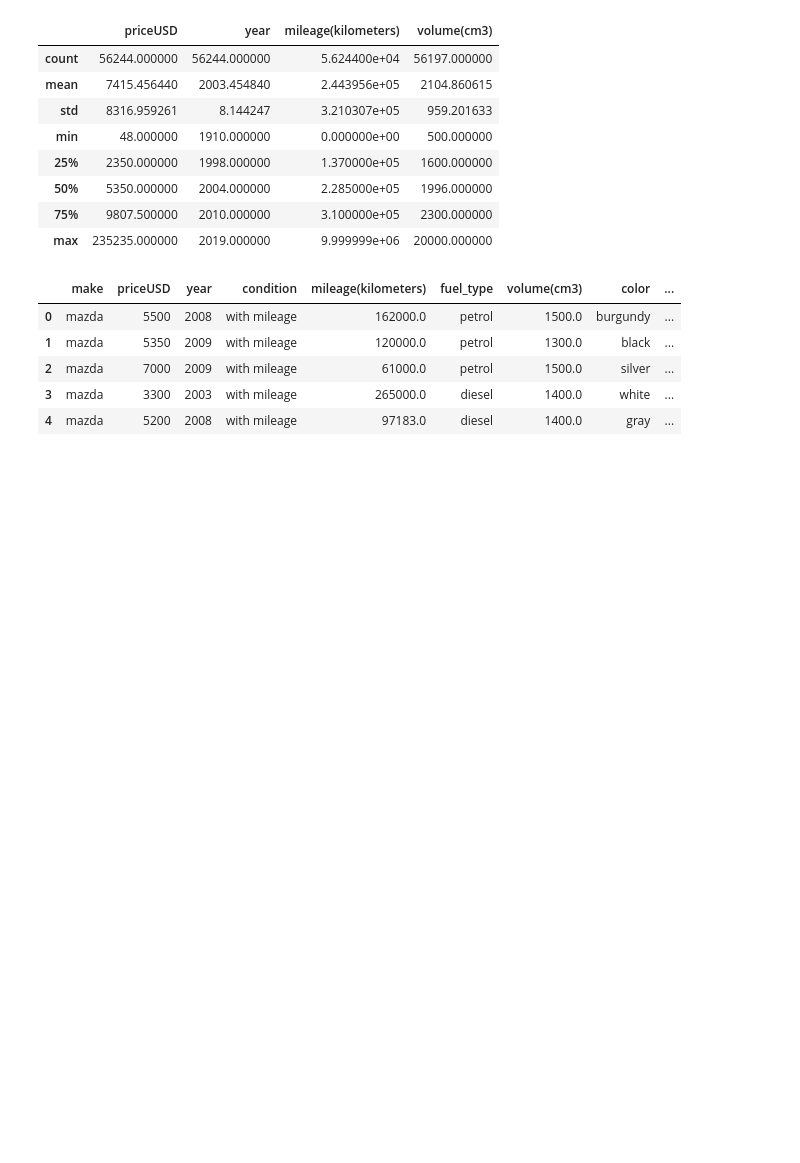
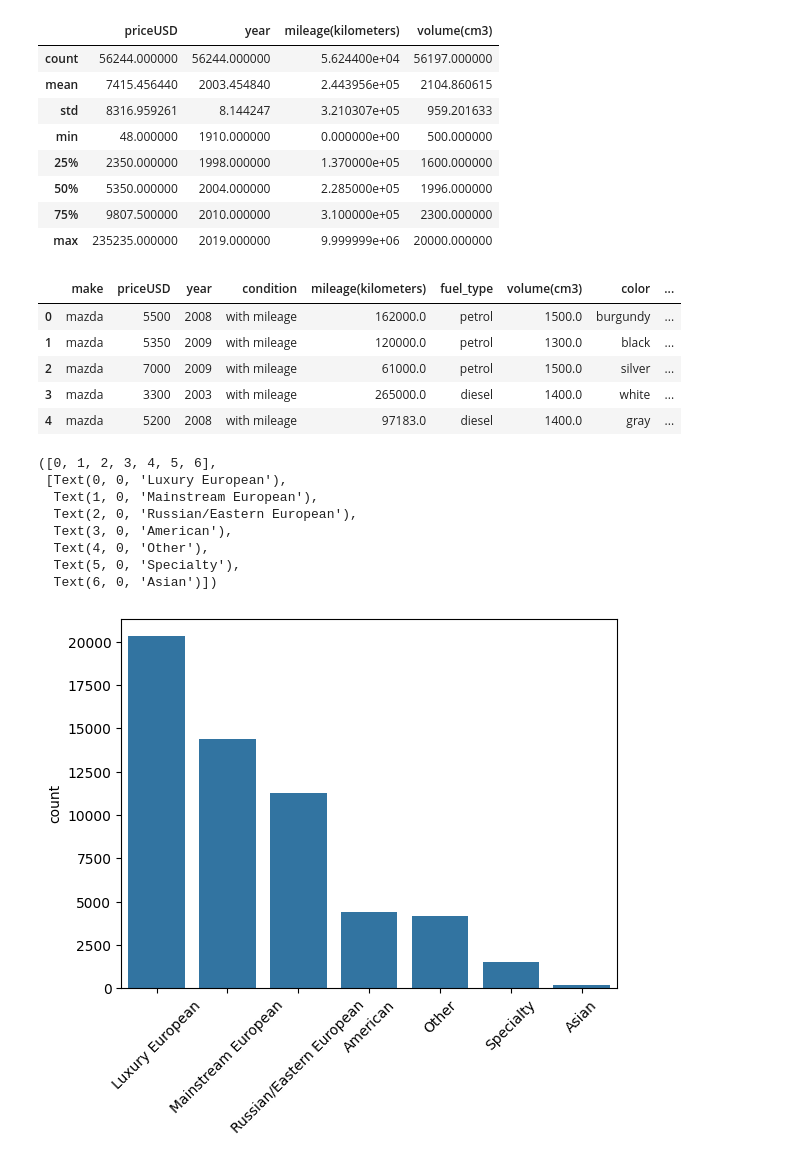
Before and after one commit to Afwanms/DataScientistPorto, a Jupyter notebook: CarPricesPrediction/cars-code.ipynb, the cells around one changed output. Drawn from its saved outputs; the diff is of its cells as text; code cells hidden in the pictures; blank space fills up the shorter version.

```diff
--- a/CarPricesPrediction/cars-code.ipynb
+++ b/CarPricesPrediction/cars-code.ipynb
@@ -108,3 +110,16 @@ df.head()
 | 2 | mazda | 7000 | 2009 | with mileage | 61000.0 | petrol | 1500.0 | silver | ... |
 | 3 | mazda | 3300 | 2003 | with mileage | 265000.0 | diesel | 1400.0 | white | ... |
 | 4 | mazda | 5200 | 2008 | with mileage | 97183.0 | diesel | 1400.0 | gray | ... |
+# %%
+sns.barplot(x=df['make_category'].unique(), y=df['make_category'].value_counts())
+plt.xticks(rotation=45)
+# %% [output]
+([0, 1, 2, 3, 4, 5, 6],
+ [Text(0, 0, 'Luxury European'),
+  Text(1, 0, 'Mainstream European'),
+  Text(2, 0, 'Russian/Eastern European'),
+  Text(3, 0, 'American'),
+  Text(4, 0, 'Other'),
+  Text(5, 0, 'Specialty'),
+  Text(6, 0, 'Asian')])
+[figure, added]
```
Also changed, not shown: parts of 5 cells of this notebook, 1 other file.
